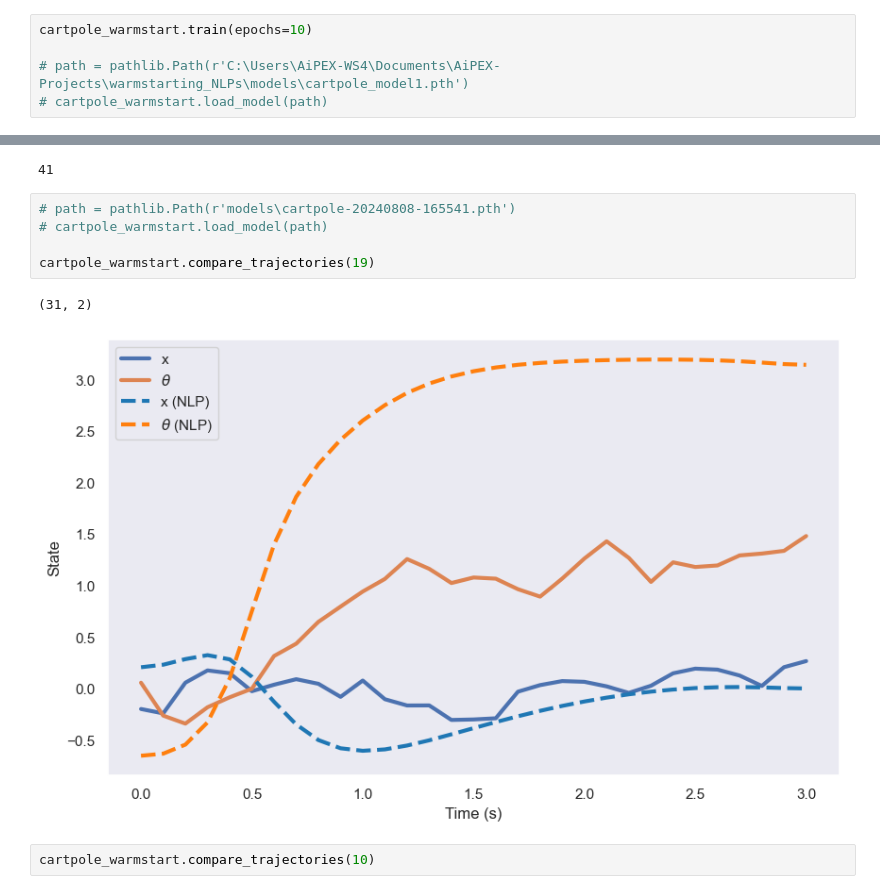
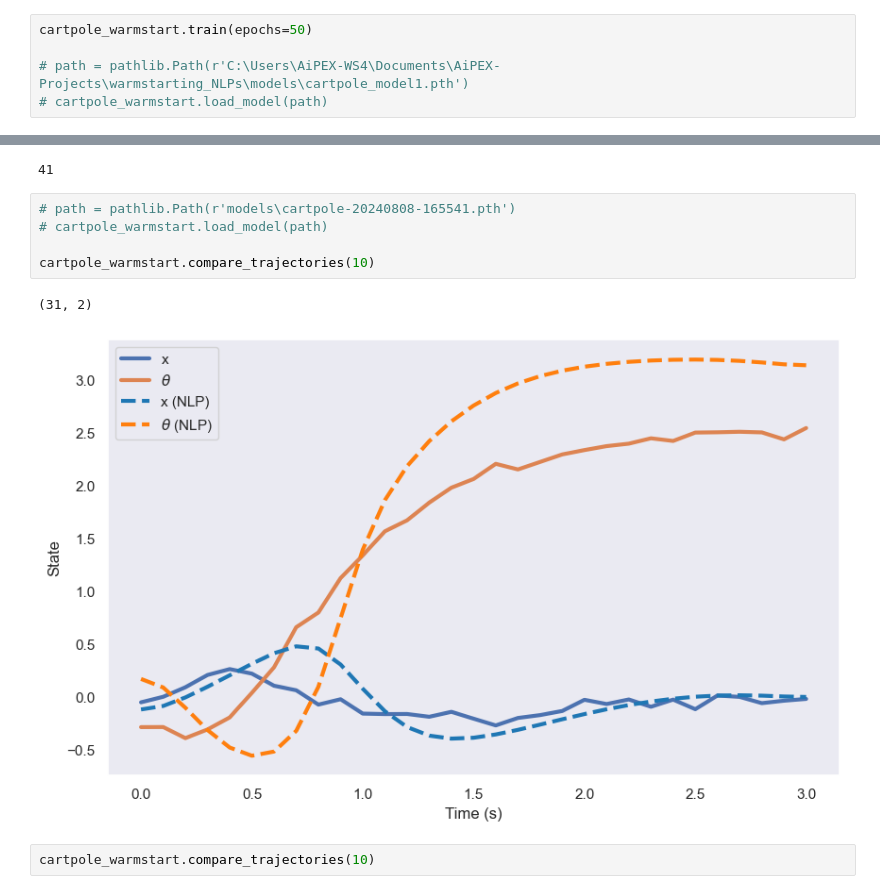
Before and after one commit to Astronauty/AiPEX-Projects, a Jupyter notebook: warmstarting_NLPs/NLP_learning.ipynb, the cells around one changed output, grey strips where cells are left out. Drawn from its saved outputs; the diff is of its cells as text.

```diff
--- a/warmstarting_NLPs/NLP_learning.ipynb
+++ b/warmstarting_NLPs/NLP_learning.ipynb
@@ -76,7 +75,7 @@ cartpole_warmstart = POCPSolver(path, nlp_params=params, eq_constraint_fn=cartpo
 # %% [markdown]
 ## Train or load a model
 # %%
-cartpole_warmstart.train(epochs=10)
+cartpole_warmstart.train(epochs=50)
 
 # path = pathlib.Path(r'C:\Users\AiPEX-WS4\Documents\AiPEX-Projects\warmstarting_NLPs\models\cartpole_model1.pth')
 # cartpole_warmstart.load_model(path)
@@ -101,11 +100,11 @@ len(cartpole_warmstart.t_vec)
 # %%
 # path = pathlib.Path(r'models\cartpole-20240808-165541.pth')
 # cartpole_warmstart.load_model(path)
 
-cartpole_warmstart.compare_trajectories(19)
+cartpole_warmstart.compare_trajectories(10)
 # %% [output]
 (31, 2)
-[figure, old version]
+[figure, new version]
 # %%
 cartpole_warmstart.compare_trajectories(10)
 # %% [output]
```
Also changed, not shown: parts of 3 cells of this notebook, 10 other files.
